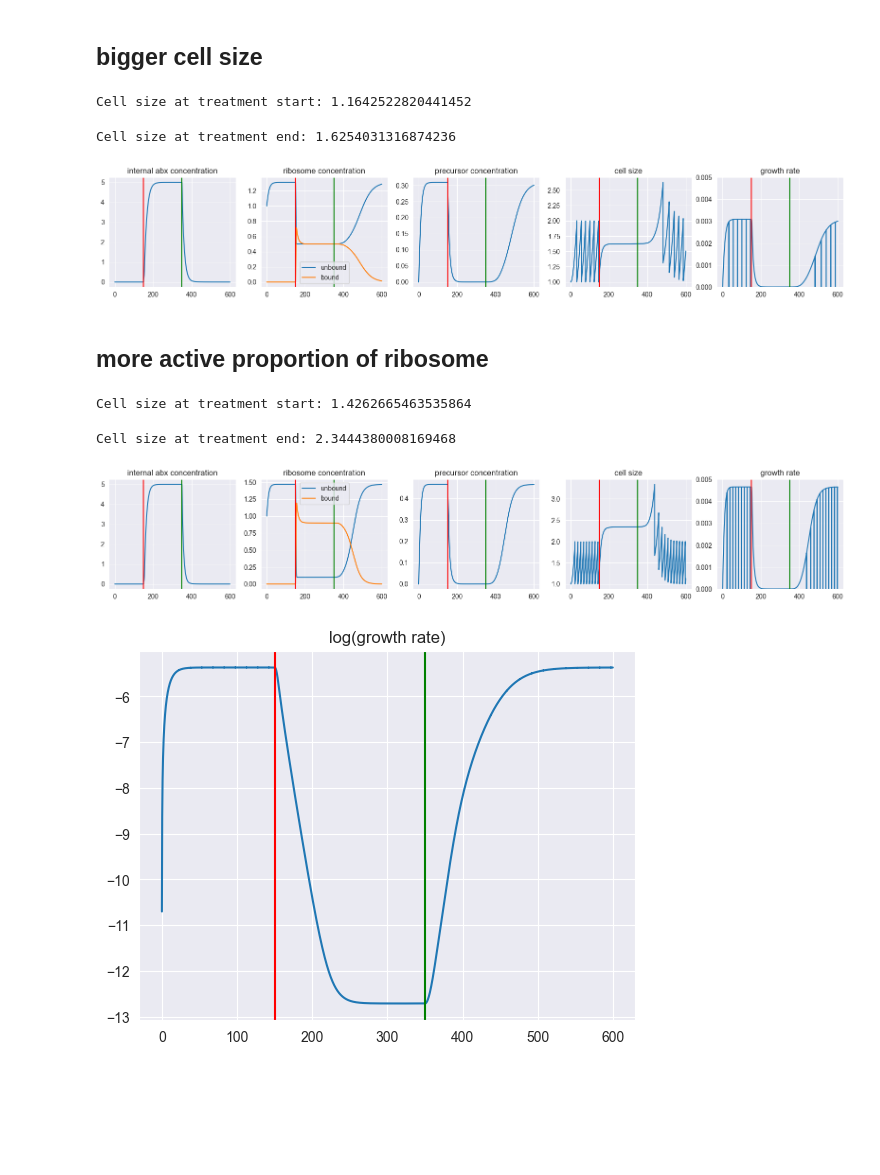
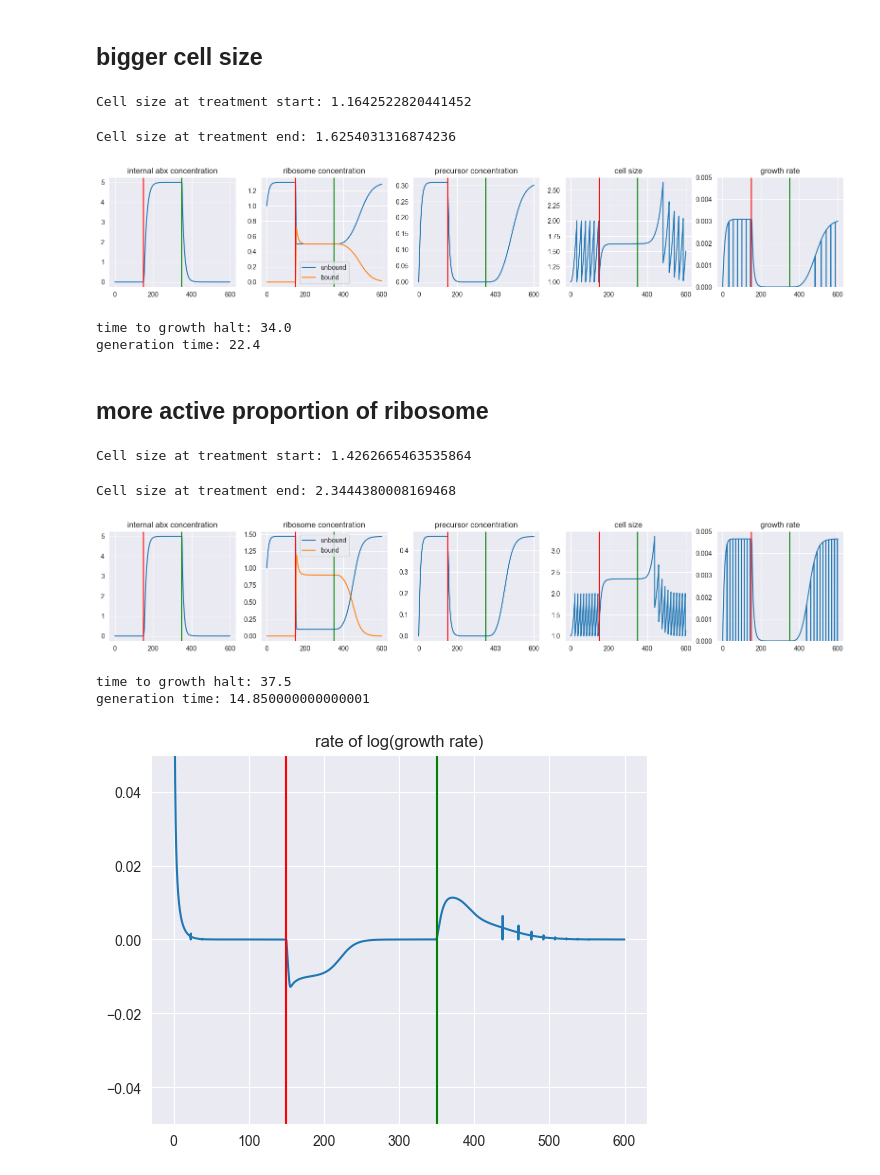
Before and after one commit to erezli/RiboTargettingAbx, a Jupyter notebook: abx_recovery.ipynb, the cells around one changed output. Cells and saved outputs as stored; diff of their text form; code cells hidden in the pictures; blank space fills up the shorter version.

```diff
--- a/abx_recovery.ipynb
+++ b/abx_recovery.ipynb
@@ -110,7 +145,7 @@ Cell size at treatment start: 1.1642522820441452
 # %%
 admin_time = 150
 recovery_time = 350
-param2 = {"ribo_min": 0.5,
+param3 = {"ribo_min": 0.5,
           "p_in": 0.01,
           "p_out": 0.01,
           "k_on": 3,
@@ -121,46 +156,49 @@ param2 = {"ribo_min": 0.5,
           "abx_env": 5,
           "t_start": admin_time,
           "t_end": recovery_time}
-my_sim2 = Cell(**param2)
+my_sim3 = Cell(**param3)
 length = 600
 t_eval = np.arange(0, length, time_step)
-time_series2 = my_sim2.cell_growth(initial_conditions, length=length, methods="RK45", t_eval=t_eval)
+time_series3 = my_sim3.cell_growth(initial_conditions, length=length, methods="RK45", t_eval=t_eval)
 
 fig, axes = plt.subplots(1, 5, figsize=(20, 3))
-axes[0].plot(time_series2.t, time_series2.y[0])
+axes[0].plot(time_series3.t, time_series3.y[0])
 axes[0].axvline(admin_time, c='r')
 axes[0].axvline(recovery_time, c='g')
 axes[0].set_title("internal abx concentration")
-axes[1].plot(time_series2.t, time_series2.y[1], label="unbound")
-axes[1].plot(time_series2.t, time_series2.y[2], label="bound")
+axes[1].plot(time_series3.t, time_series3.y[1], label="unbound")
+axes[1].plot(time_series3.t, time_series3.y[2], label="bound")
 axes[1].axvline(admin_time, c='r')
 axes[1].axvline(recovery_time, c='g')
 axes[1].legend()
 axes[1].set_title("ribosome concentration")
-axes[2].plot(time_series2.t, time_series2.y[3])
+axes[2].plot(time_series3.t, time_series3.y[3])
 axes[2].axvline(admin_time, c='r')
 axes[2].axvline(recovery_time, c='g')
 axes[2].set_title("precursor concentration")
-axes[3].plot(time_series2.t, time_series2.y[4])
+axes[3].plot(time_series3.t, time_series3.y[4])
 axes[3].axvline(admin_time, c='r')
 axes[3].axvline(recovery_time, c='g')
 axes[3].set_title("cell size")
-axes[4].plot(time_series2.t, np.gradient(np.log(time_series2.y[4])))
+axes[4].plot(time_series3.t, np.gradient(np.log(time_series3.y[4])))
 axes[4].axvline(admin_time, c='r')
 axes[4].axvline(recovery_time, c='g')
 axes[4].set_ylim(0., 0.005)
 axes[4].set_title("growth rate")
 plt.show()
+get_growth_info(time_series3)
 # %% [output]
 Cell size at treatment start: 1.1642522820441452
 Cell size at treatment end: 1.6254031316874236
 [figure]
+time to growth halt: 34.0
+generation time: 22.4
 # %% [markdown]
 ## more active proportion of ribosome
 # %%
 admin_time = 150
 recovery_time = 350
-param3 = {"ribo_min": 0.1,
+param4 = {"ribo_min": 0.1,
           "p_in": 0.01,
           "p_out": 0.01,
           "k_on": 3,
@@ -171,47 +209,56 @@ param3 = {"ribo_min": 0.1,
           "abx_env": 5,
           "t_start": admin_time,
           "t_end": recovery_time}
-my_sim3 = Cell(**param3)
+my_sim4 = Cell(**param4)
 length = 600
 t_eval = np.arange(0, length, time_step)
-time_series3 = my_sim3.cell_growth(initial_conditions, length=length, methods="RK45", t_eval=t_eval)
+time_series4 = my_sim4.cell_growth(initial_conditions, length=length, methods="RK45", t_eval=t_eval)
 
 fig, axes = plt.subplots(1, 5, figsize=(20, 3))
-axes[0].plot(time_series3.t, time_series3.y[0])
+axes[0].plot(time_series4.t, time_series4.y[0])
 axes[0].axvline(admin_time, c='r')
 axes[0].axvline(recovery_time, c='g')
 axes[0].set_title("internal abx concentration")
-axes[1].plot(time_series3.t, time_series3.y[1], label="unbound")
-axes[1].plot(time_series3.t, time_series3.y[2], label="bound")
+axes[1].plot(time_series4.t, time_series4.y[1], label="unbound")
+axes[1].plot(time_series4.t, time_series4.y[2], label="bound")
 axes[1].axvline(admin_time, c='r')
 axes[1].axvline(recovery_time, c='g')
 axes[1].legend()
 axes[1].set_title("ribosome concentration")
-axes[2].plot(time_series3.t, time_series3.y[3])
+axes[2].plot(time_series4.t, time_series4.y[3])
 axes[2].axvline(admin_time, c='r')
 axes[2].axvline(recovery_time, c='g')
 axes[2].set_title("precursor concentration")
-axes[3].plot(time_series3.t, time_series3.y[4])
+axes[3].plot(time_series4.t, time_series4.y[4])
 axes[3].axvline(admin_time, c='r')
 axes[3].axvline(recovery_time, c='g')
 axes[3].set_title("cell size")
-axes[4].plot(time_series3.t, np.gradient(np.log(time_series3.y[4])))
+axes[4].plot(time_series4.t, np.gradient(np.log(time_series4.y[4])))
 axes[4].axvline(admin_time, c='r')
 axes[4].axvline(recovery_time, c='g')
 axes[4].set_ylim(0., 0.005)
 axes[4].set_title("growth rate")
 plt.show()
+get_growth_info(time_series4)
 # %% [output]
 Cell size at treatment start: 1.4262665463535864
 Cell size at treatment end: 2.3444380008169468
 [figure]
+time to growth halt: 37.5
+generation time: 14.850000000000001
 # %%
 fig, ax = plt.subplots()
-ax.plot(time_series3.t, np.log(np.gradient(np.log(time_series3.y[4]))))
+log_gr = []
+for gr in np.gradient(np.log(time_series4.y[4])):
+    if gr > 0:
+        log_gr.append(np.log(gr))
+    else:
+        log_gr.append(log_gr[-1])
+ax.plot(time_series4.t, np.gradient(log_gr))
 ax.axvline(admin_time, c='r')
 ax.axvline(recovery_time, c='g')
-# axes[4].set_ylim(0., 0.005)
-ax.set_title("log(growth rate)")
+ax.set_ylim(-0.05, 0.05)
+ax.set_title("rate of log(growth rate)")
 plt.show()
 # %% [output]
-[figure, old version]
+[figure, new version]
```
Also changed, not shown: parts of 3 cells of this notebook.
